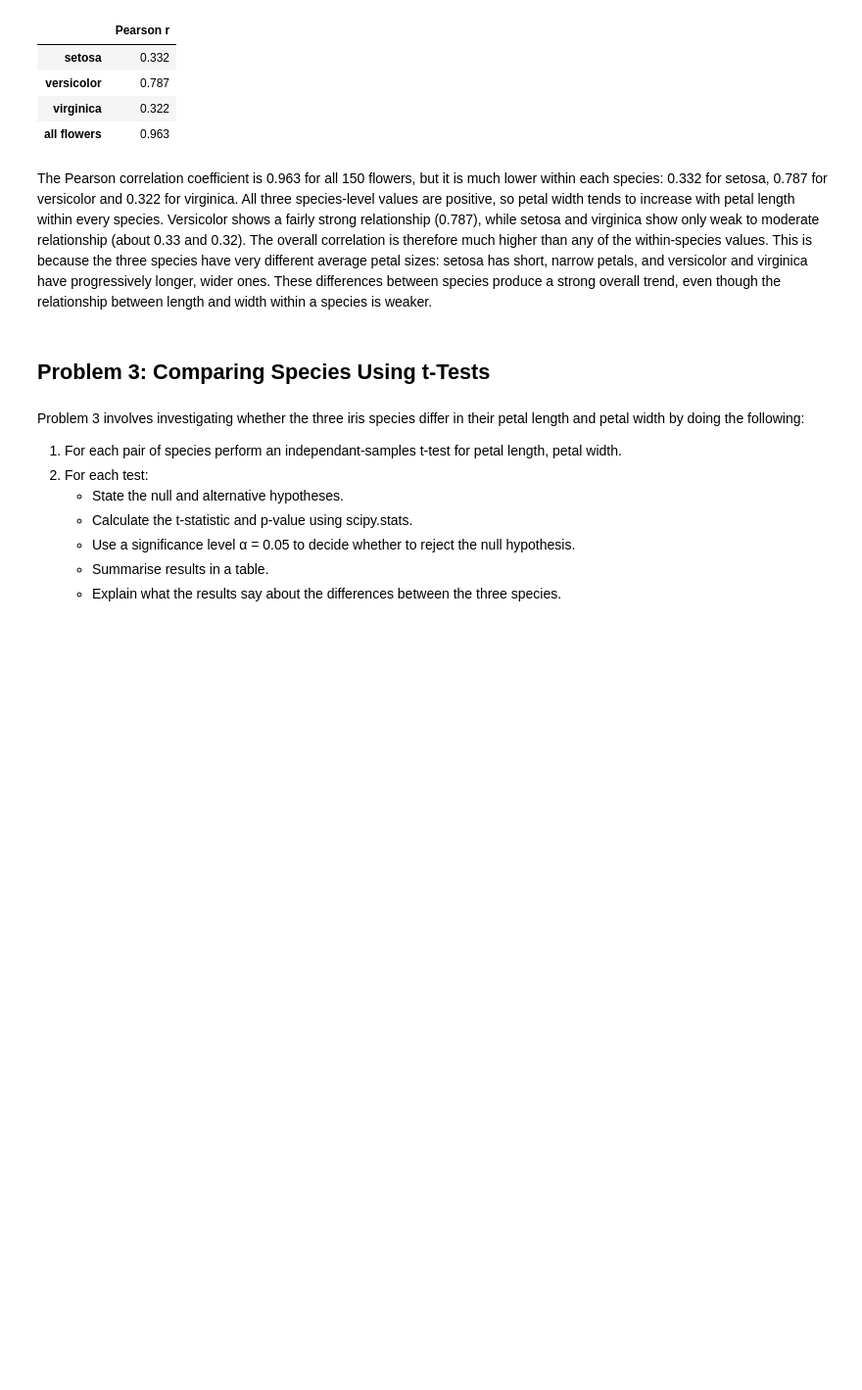
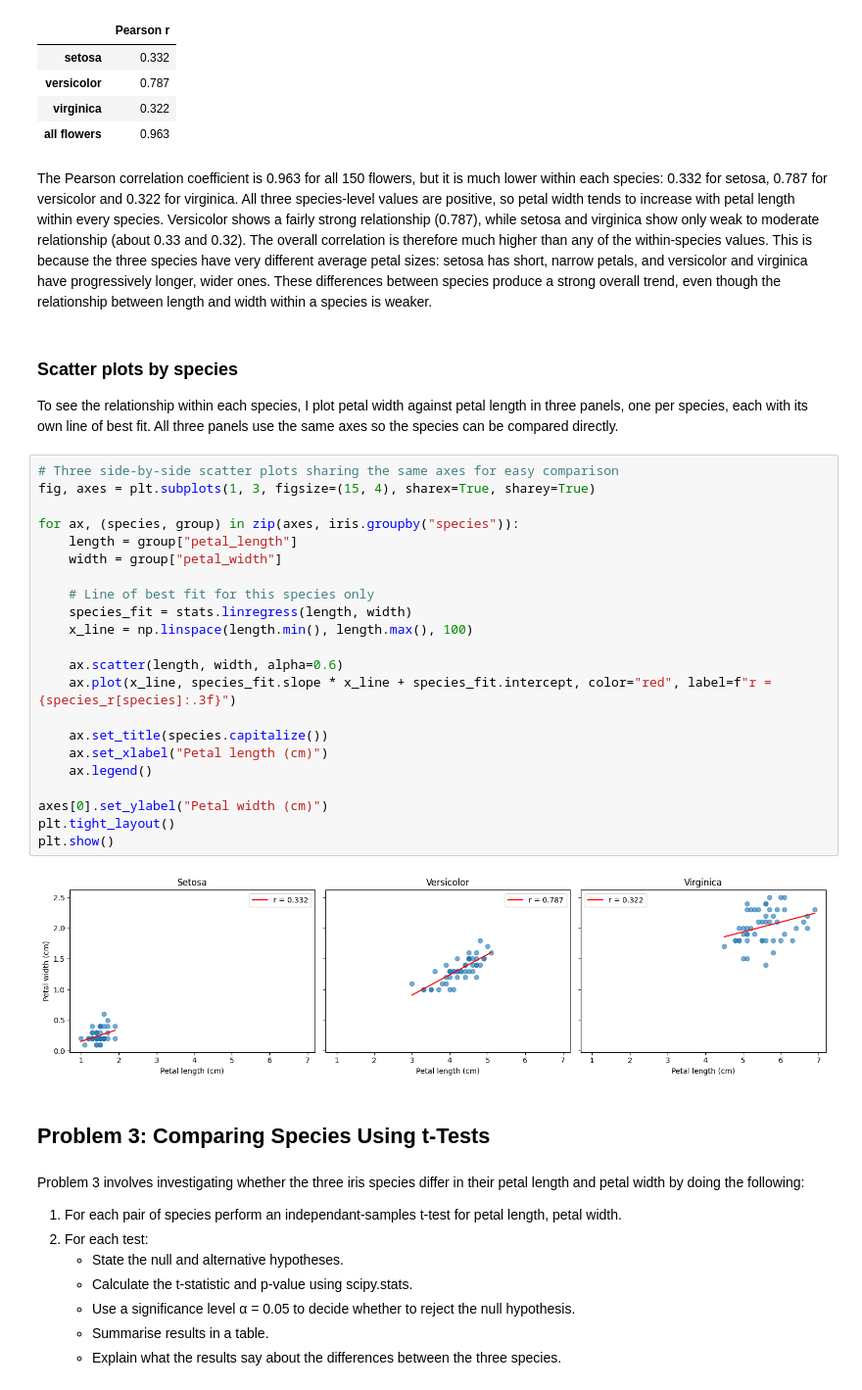
Before and after one commit to aiswarialajan124-png/appstat-assessment, a Jupyter notebook: problems.ipynb, the cells around one changed output. Shown at 98% size. Cells and saved outputs as stored; diff of their text form; blank space fills up the shorter version.

Commit message:
Add per-species scatter plots with fitted lines

```diff
--- a/problems.ipynb
+++ b/problems.ipynb
@@ -227,6 +227,33 @@ corr_table
 | all flowers | 0.963 |
 # %% [markdown]
 The Pearson correlation coefficient is 0.963 for all 150 flowers, but it is much lower within each species: 0.332 for setosa, 0.787 for versicolor and 0.322 for virginica. All three species-level values are positive, so petal width tends to increase with petal length within every species. Versicolor shows a fairly strong relationship (0.787), while setosa and virginica show only weak to moderate relationship (about 0.33 and 0.32). The overall correlation is therefore much higher than any of the within-species values. This is because the three species have very different average petal sizes: setosa has short, narrow petals, and versicolor and virginica have progressively longer, wider ones. These differences between species produce a strong overall trend, even though the relationship between length and width within a species is weaker.
+# %% [markdown]
+### Scatter plots by species
+To see the relationship within each species, I plot petal width against petal length in three panels, one per species, each with its own line of best fit. All three panels use the same axes so the species can be compared directly.
+# %%
+# Three side-by-side scatter plots sharing the same axes for easy comparison
+fig, axes = plt.subplots(1, 3, figsize=(15, 4), sharex=True, sharey=True)
+
+for ax, (species, group) in zip(axes, iris.groupby("species")):
+    length = group["petal_length"]
+    width = group["petal_width"]
+
+    # Line of best fit for this species only
+    species_fit = stats.linregress(length, width)
+    x_line = np.linspace(length.min(), length.max(), 100)
+
+    ax.scatter(length, width, alpha=0.6)
+    ax.plot(x_line, species_fit.slope * x_line + species_fit.intercept, color="red", label=f"r = {species_r[species]:.3f}")
+
+    ax.set_title(species.capitalize())
+    ax.set_xlabel("Petal length (cm)")
+    ax.legend()
+
+axes[0].set_ylabel("Petal width (cm)")
+plt.tight_layout()
+plt.show()
+# %% [output]
+[figure, added]
 # %% [markdown]
 ## Problem 3: Comparing Species Using t-Tests
 # %% [markdown]
```
